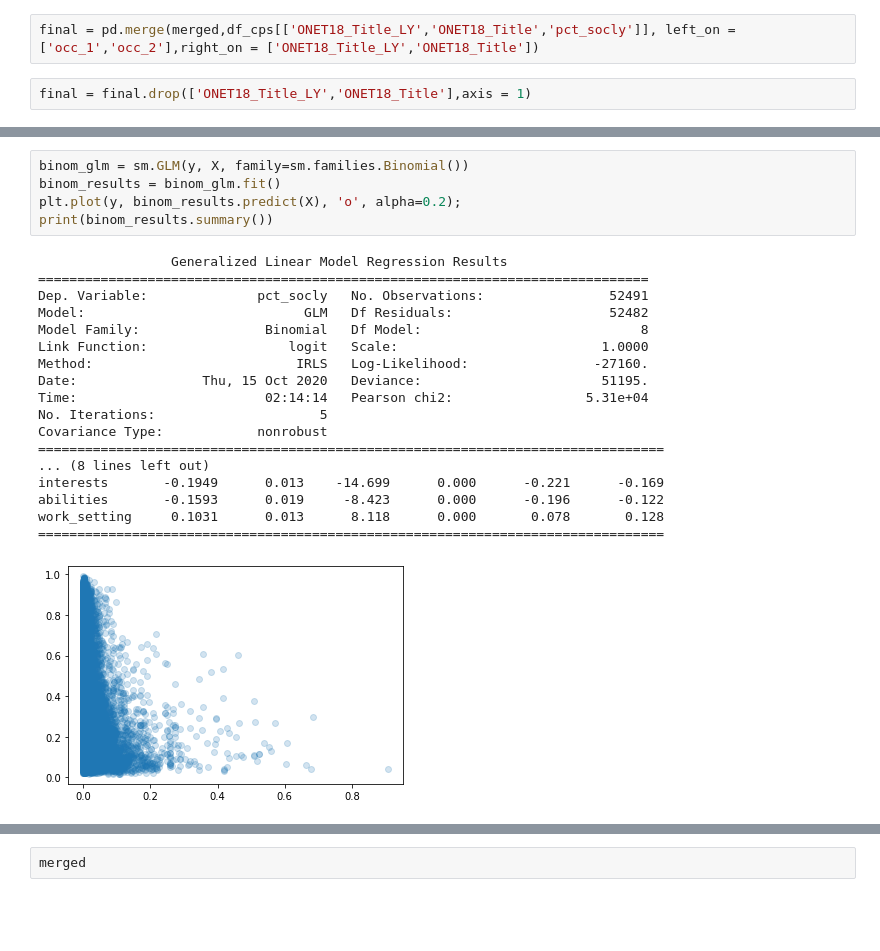
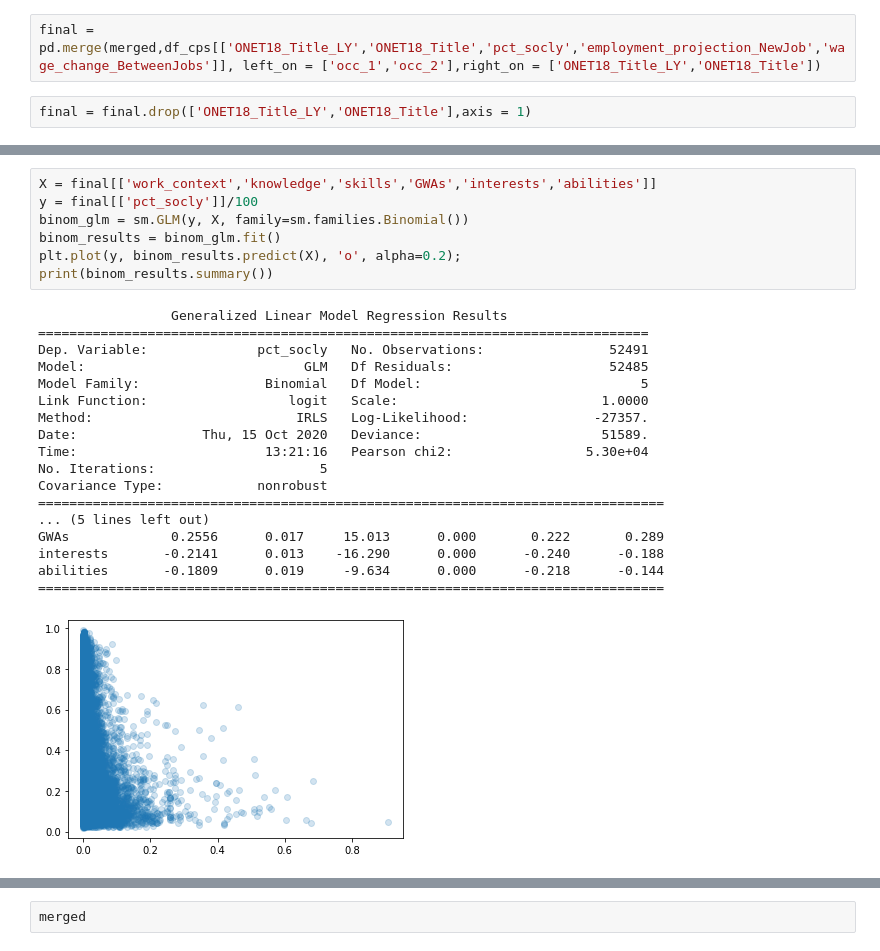
Before and after one commit to thanh17/employment, a Jupyter notebook: python_notebooks/algo_ml.ipynb, the cells around one changed output, grey strips where cells are left out. Cells and saved outputs as stored; diff of their text form; blank space fills up the shorter version.

```diff
--- a/python_notebooks/algo_ml.ipynb
+++ b/python_notebooks/algo_ml.ipynb
@@ -242,7 +275,7 @@ merged = wc_dist_stack.merge(knowledge_dist_stack, on = ['occ_1','occ_2'])
 for occ in occ_list:
     merged = merged.merge(occ,on = ['occ_1','occ_2'])
 # %%
-final = pd.merge(merged,df_cps[['ONET18_Title_LY','ONET18_Title','pct_socly']], left_on = ['occ_1','occ_2'],right_on = ['ONET18_Title_LY','ONET18_Title'])
+final = pd.merge(merged,df_cps[['ONET18_Title_LY','ONET18_Title','pct_socly','employment_projection_NewJob','wage_change_BetweenJobs']], left_on = ['occ_1','occ_2'],right_on = ['ONET18_Title_LY','ONET18_Title'])
 # %%
 final = final.drop(['ONET18_Title_LY','ONET18_Title'],axis = 1)
 # %%
@@ -267,24 +303,26 @@ final
 # %%
+X = final[['work_context','knowledge','skills','GWAs','interests','abilities']]
+y = final[['pct_socly']]/100
 binom_glm = sm.GLM(y, X, family=sm.families.Binomial())
 binom_results = binom_glm.fit()
 plt.plot(y, binom_results.predict(X), 'o', alpha=0.2);
 print(binom_results.summary())
 # %% [output]
                  Generalized Linear Model Regression Results
 ==============================================================================
 Dep. Variable:              pct_socly   No. Observations:                52491
-Model:                            GLM   Df Residuals:                    52482
-Model Family:                Binomial   Df Model:                            8
+Model:                            GLM   Df Residuals:                    52485
+Model Family:                Binomial   Df Model:                            5
 Link Function:                  logit   Scale:                          1.0000
-Method:                          IRLS   Log-Likelihood:                -27160.
-Date:                Thu, 15 Oct 2020   Deviance:                       51195.
-Time:                        02:14:14   Pearson chi2:                 5.31e+04
+Method:                          IRLS   Log-Likelihood:                -27357.
+Date:                Thu, 15 Oct 2020   Deviance:                       51589.
+Time:                        13:21:16   Pearson chi2:                 5.30e+04
 No. Iterations:                     5
 Covariance Type:            nonrobust
 ================================================================================
-... (8 lines left out)
-interests       -0.1949      0.013    -14.699      0.000      -0.221      -0.169
-abilities       -0.1593      0.019     -8.423      0.000      -0.196      -0.122
-work_setting     0.1031      0.013      8.118      0.000       0.078       0.128
+... (5 lines left out)
+GWAs             0.2556      0.017     15.013      0.000       0.222       0.289
+interests       -0.2141      0.013    -16.290      0.000      -0.240      -0.188
+abilities       -0.1809      0.019     -9.634      0.000      -0.218      -0.144
 ================================================================================
-[figure, old version]
+[figure, new version]
```
Also changed, not shown: parts of 11 cells of this notebook, 1 other file.
